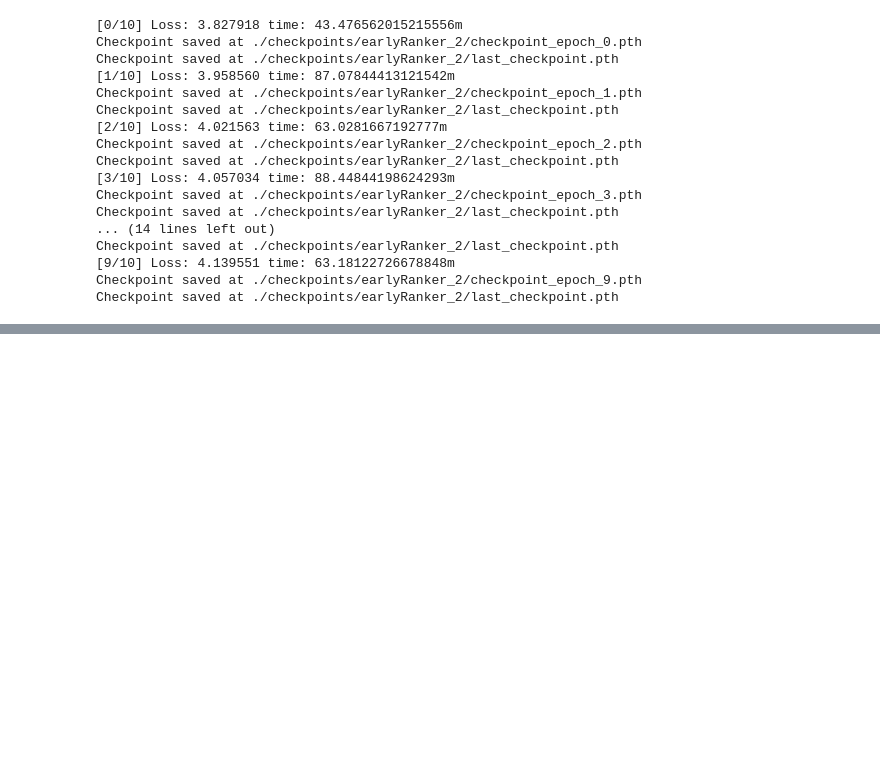
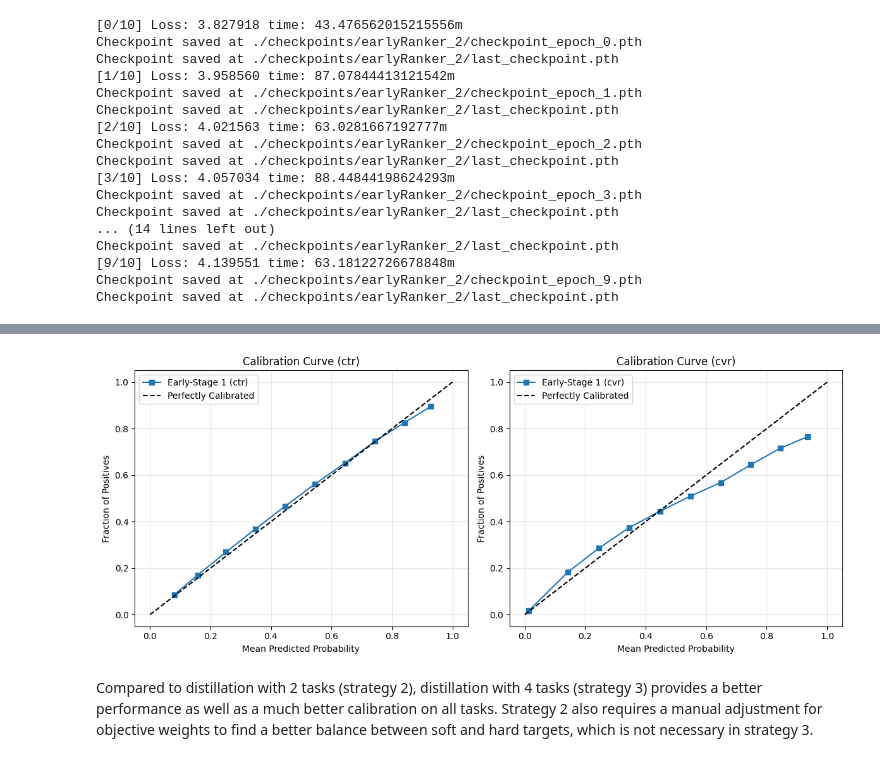
Before and after one commit to paataugrekhelidze/Recsys, a Jupyter notebook: ranking/ads_Moe/demo.ipynb, the cells around one changed output, grey strips where cells are left out. Saved outputs shown, nothing was run; the diff lists cells and outputs as text; code cells hidden in the pictures; blank space fills up the shorter version.

```diff
--- a/ranking/ads_Moe/demo.ipynb
+++ b/ranking/ads_Moe/demo.ipynb
@@ -1310,27 +1338,33 @@ plt.show()
 # %%
 # check the calibration curve
 import matplotlib.pyplot as plt
 from sklearn.calibration import calibration_curve
 
 
-tasks = ["CTR", "CVR"]
-n_real_tasks = len(tasks)
+tasks = ["ctr_", "cvr_"]
+# n_real_tasks = len(tasks)
 
-fig, axes = plt.subplots(1, n_real_tasks, figsize=(12, 5))
+fig, axes = plt.subplots(1, len(tasks), figsize=(12, 5))
 
-for t in range(n_real_tasks):
-    probs = torch.cat(predictions[t], dim=0).cpu().numpy()
-    target = torch.cat(targets[t], dim=0).cpu().numpy()
+for t in range(len(tasks)):
+    # probs = torch.cat(eval_df[task+"prob"], dim=0).cpu().numpy()
+    # target = torch.cat(eval_df[task+"target"], dim=0).cpu().numpy()
+    probs = eval_df[tasks[t]+"prob"]
+    target = eval_df[tasks[t]+"target"]
 
     prob_true, prob_pred = calibration_curve(target, probs, n_bins=10)
 
-    axes[t].plot(prob_pred, prob_true, 's-', label=f'Early-Stage 1 ({tasks[t]})')
+    axes[t].plot(prob_pred, prob_true, 's-', label=f'Early-Stage 1 ({tasks[t][:-1]})')
     axes[t].plot([0, 1], [0, 1], 'k--', label='Perfectly Calibrated')
     axes[t].set_ylabel('Fraction of Positives')
     axes[t].set_xlabel('Mean Predicted Probability')
-    axes[t].set_title(f'Calibration Curve ({tasks[t]})')
+    axes[t].set_title(f'Calibration Curve ({tasks[t][:-1]})')
     axes[t].legend()
     axes[t].grid(alpha=0.3)
 
 plt.tight_layout()
 plt.show()
+# %% [output]
+[figure, added]
+# %% [markdown]
+Compared to distillation with 2 tasks (strategy 2), distillation with 4 tasks (strategy 3) provides a better performance as well as a much better calibration on all tasks. Strategy 2 also requires a manual adjustment for objective weights to find a better balance between soft and hard targets, which is not necessary in strategy 3.
```
Also changed, not shown: parts of 8 cells of this notebook.
